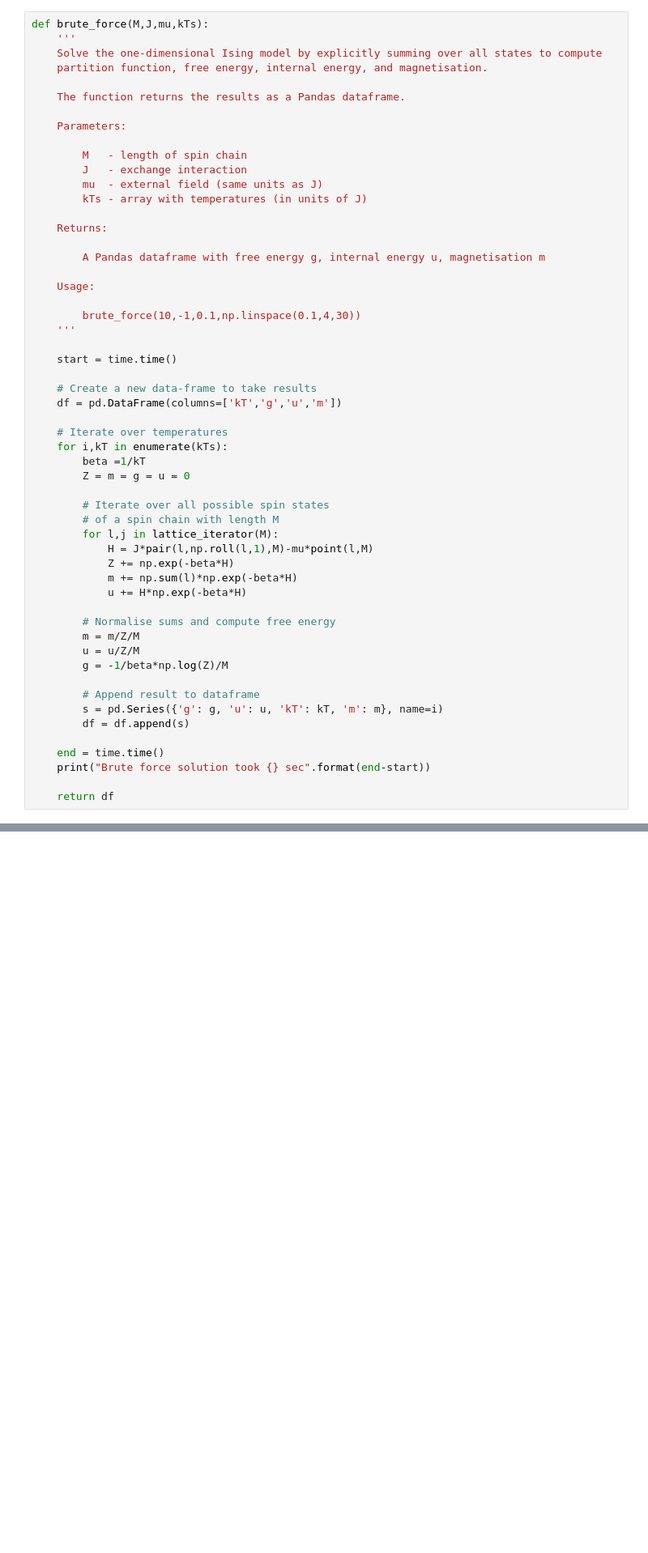
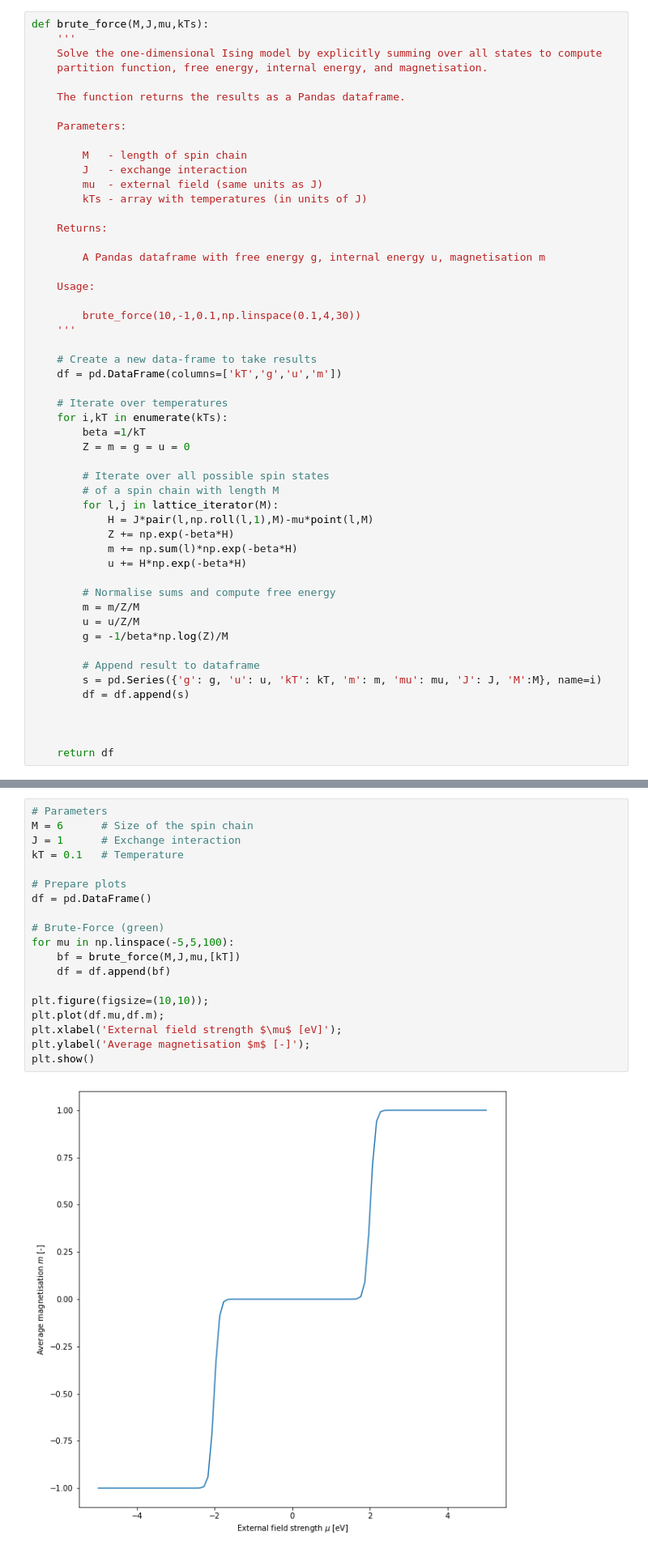
Before and after one commit to MaterialModelling/lab2, a Jupyter notebook: 1D-Ising-Model.ipynb, the cells around one changed output, grey strips where cells are left out. Shown: that part at 81% size. Drawn from its saved outputs; the diff is of its cells as text; blank space fills up the shorter version.

```diff
--- a/1D-Ising-Model.ipynb
+++ b/1D-Ising-Model.ipynb
@@ -174,8 +174,6 @@ def brute_force(M,J,mu,kTs):
         brute_force(10,-1,0.1,np.linspace(0.1,4,30))
     '''
 
-    start = time.time()
-
     # Create a new data-frame to take results
     df = pd.DataFrame(columns=['kT','g','u','m'])
 
@@ -198,10 +196,9 @@ def brute_force(M,J,mu,kTs):
         g = -1/beta*np.log(Z)/M
 
         # Append result to dataframe
-        s = pd.Series({'g': g, 'u': u, 'kT': kT, 'm': m}, name=i)
+        s = pd.Series({'g': g, 'u': u, 'kT': kT, 'm': m, 'mu': mu, 'J': J, 'M':M}, name=i)
         df = df.append(s)
 
-    end = time.time()
-    print("Brute force solution took {} sec".format(end-start))
+
 
     return df
@@ -208,3 +209,24 @@ def brute_force(M,J,mu,kTs):
+# %%
+# Parameters
+M = 6      # Size of the spin chain
+J = 1      # Exchange interaction
+kT = 0.1   # Temperature
+
+# Prepare plots
+df = pd.DataFrame()
+
+# Brute-Force (green)
+for mu in np.linspace(-5,5,100):
+    bf = brute_force(M,J,mu,[kT])
+    df = df.append(bf)
+
+plt.figure(figsize=(10,10));
+plt.plot(df.mu,df.m);
+plt.xlabel('External field strength $\mu$ [eV]');
+plt.ylabel('Average magnetisation $m$ [-]');
+plt.show()
+# %% [output]
+[figure, added]
 # %% [markdown]
 ### Transfer Matrix
 
```
Also changed, not shown: parts of 8 cells of this notebook.
